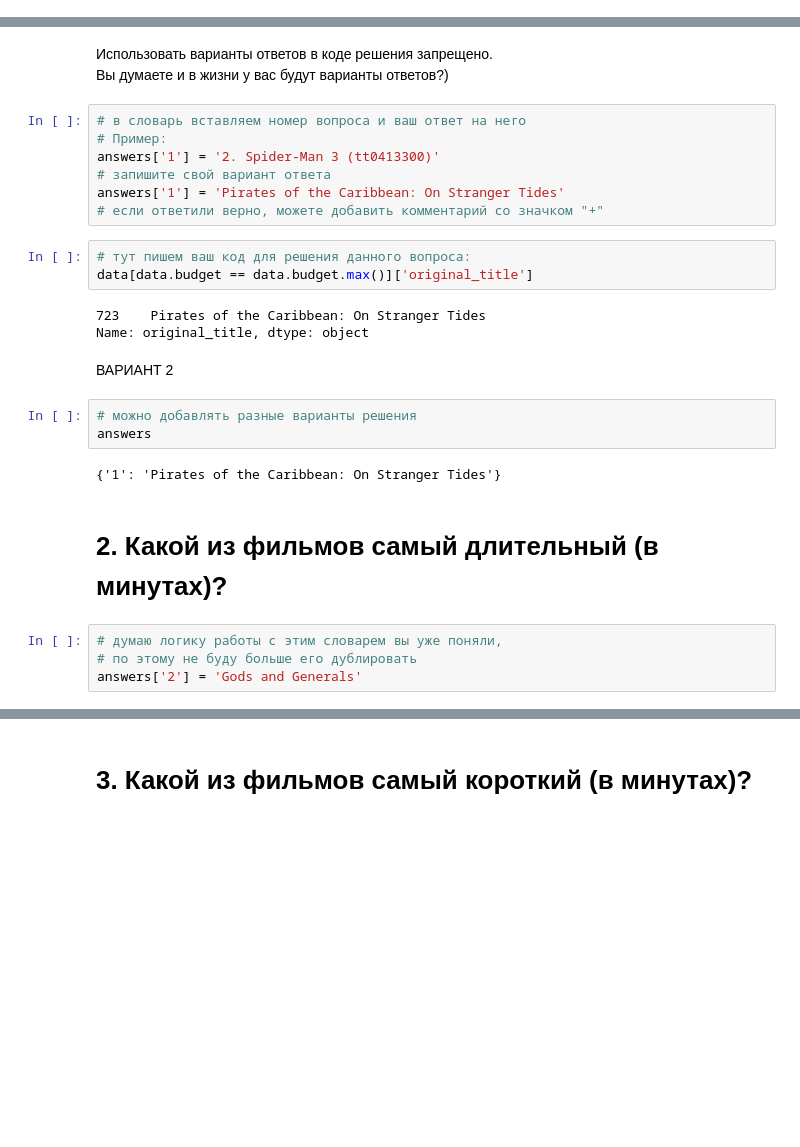
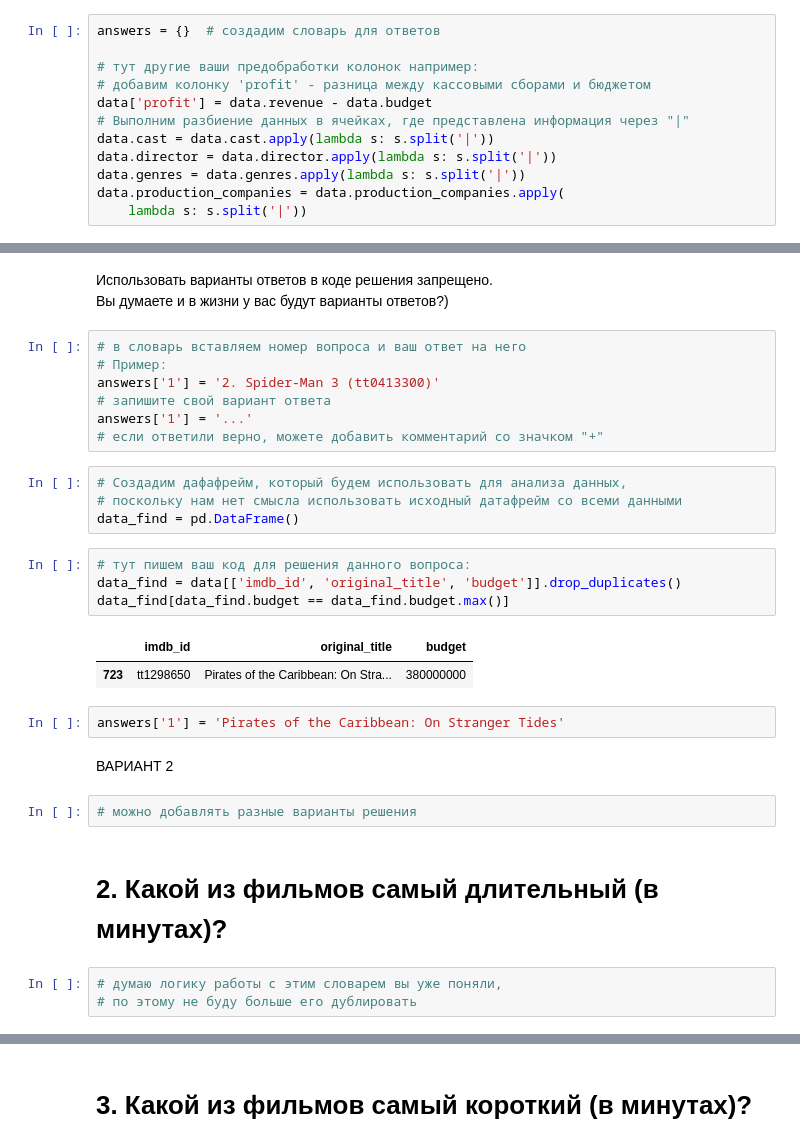
Before and after one commit to aburlev/Study, a Jupyter notebook: module_1/Movies_IMBD_v4.1_TEMPLATE.ipynb, the cells around one changed output, grey strips where cells are left out. Drawn from its saved outputs; the diff is of its cells as text; blank space fills up the shorter version.

```diff
--- a/module_1/Movies_IMBD_v4.1_TEMPLATE.ipynb
+++ b/module_1/Movies_IMBD_v4.1_TEMPLATE.ipynb
@@ -38,0 +52,12 @@ data['profit'] = data.revenue - data.budget
+# %%
+answers = {}  # создадим словарь для ответов
+
+# тут другие ваши предобработки колонок например:
+# добавим колонку 'profit' - разница между кассовыми сборами и бюджетом
+data['profit'] = data.revenue - data.budget
+# Выполним разбиение данных в ячейках, где представлена информация через "|"
+data.cast = data.cast.apply(lambda s: s.split('|'))
+data.director = data.director.apply(lambda s: s.split('|'))
+data.genres = data.genres.apply(lambda s: s.split('|'))
+data.production_companies = data.production_companies.apply(
+    lambda s: s.split('|'))
@@ -46,24 +112,27 @@ data['profit'] = data.revenue - data.budget
 # Пример:
 answers['1'] = '2. Spider-Man 3 (tt0413300)'
 # запишите свой вариант ответа
-answers['1'] = 'Pirates of the Caribbean: On Stranger Tides'
+answers['1'] = '...'
 # если ответили верно, можете добавить комментарий со значком "+"
+# %%
+# Создадим дафафрейм, который будем использовать для анализа данных,
+# поскольку нам нет смысла использовать исходный датафрейм со всеми данными
+data_find = pd.DataFrame()
 # %%
 # тут пишем ваш код для решения данного вопроса:
-data[data.budget == data.budget.max()]['original_title']
+data_find = data[['imdb_id', 'original_title', 'budget']].drop_duplicates()
+data_find[data_find.budget == data_find.budget.max()]
 # %% [output]
-723    Pirates of the Caribbean: On Stranger Tides
-Name: original_title, dtype: object
+|  | imdb_id | original_title | budget |
+| 723 | tt1298650 | Pirates of the Caribbean: On Stra... | 380000000 |
+# %%
+answers['1'] = 'Pirates of the Caribbean: On Stranger Tides'
 # %% [markdown]
 ВАРИАНТ 2
 # %%
 # можно добавлять разные варианты решения
-answers
-# %% [output]
-{'1': 'Pirates of the Caribbean: On Stranger Tides'}
 # %% [markdown]
 # 2. Какой из фильмов самый длительный (в минутах)?
 # %%
 # думаю логику работы с этим словарем вы уже поняли,
 # по этому не буду больше его дублировать
-answers['2'] = 'Gods and Generals'
```
Also changed, not shown: parts of 112 cells of this notebook.
